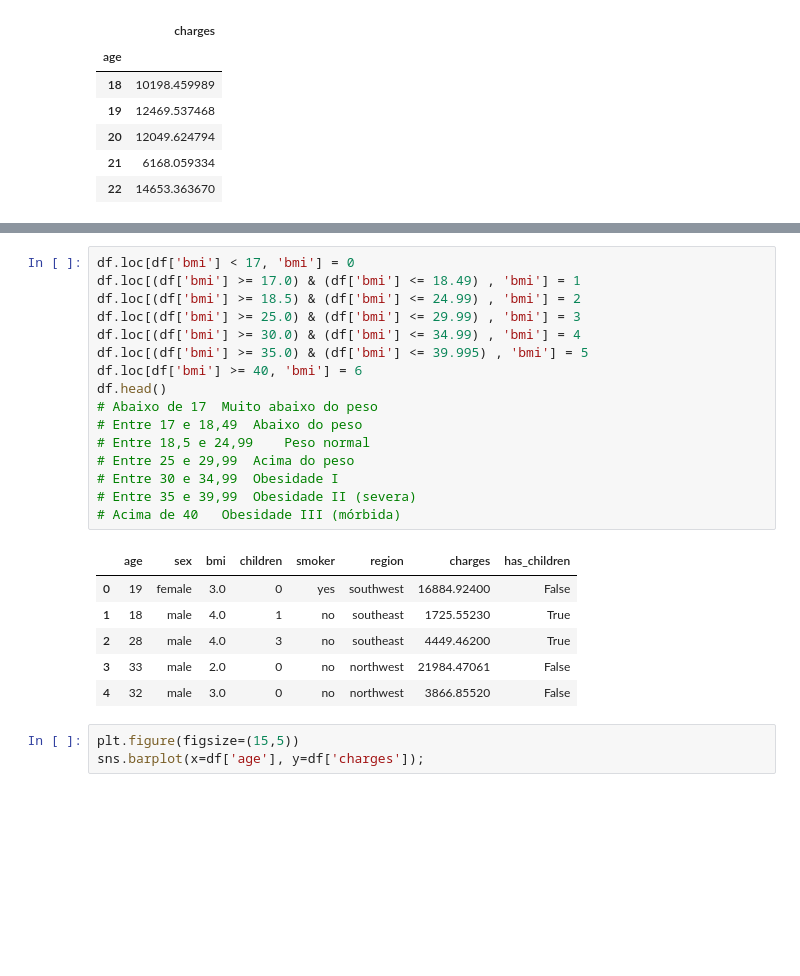
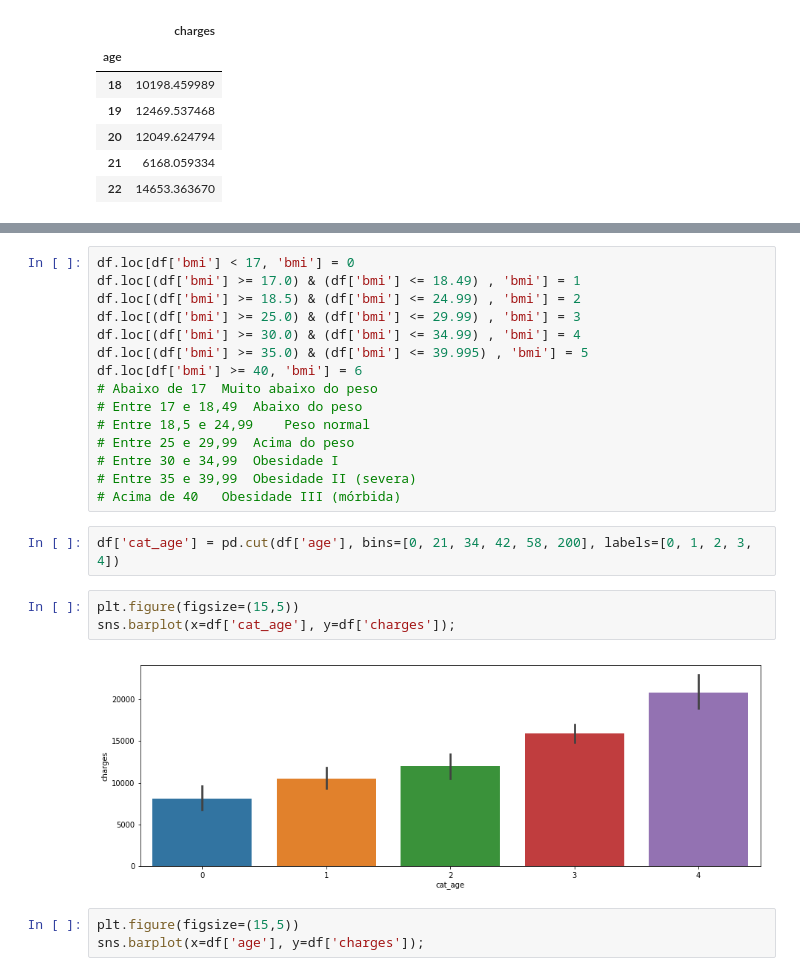
Before and after one commit to diguid/Heal_Insurance_Prediction, a Jupyter notebook: Health_Insurance_prediction.ipynb, the cells around one changed output, grey strips where cells are left out. Saved outputs shown, nothing was run; the diff lists cells and outputs as text; blank space fills up the shorter version.

```diff
--- a/Health_Insurance_prediction.ipynb
+++ b/Health_Insurance_prediction.ipynb
@@ -51,7 +55,6 @@ df.loc[(df['bmi'] >= 25.0) & (df['bmi'] <= 29.99) , 'bmi'] = 3
 df.loc[(df['bmi'] >= 30.0) & (df['bmi'] <= 34.99) , 'bmi'] = 4
 df.loc[(df['bmi'] >= 35.0) & (df['bmi'] <= 39.995) , 'bmi'] = 5
 df.loc[df['bmi'] >= 40, 'bmi'] = 6
-df.head()
 # Abaixo de 17 	Muito abaixo do peso
 # Entre 17 e 18,49 	Abaixo do peso
 # Entre 18,5 e 24,99 	Peso normal
@@ -59,13 +62,13 @@ df.head()
 # Entre 30 e 34,99 	Obesidade I
 # Entre 35 e 39,99 	Obesidade II (severa)
 # Acima de 40 	Obesidade III (mórbida)
-# %% [output]
-|  | age | sex | bmi | children | smoker | region | charges | has_children |
-| 0 | 19 | female | 3.0 | 0 | yes | southwest | 16884.92400 | False |
-| 1 | 18 | male | 4.0 | 1 | no | southeast | 1725.55230 | True |
-| 2 | 28 | male | 4.0 | 3 | no | southeast | 4449.46200 | True |
-| 3 | 33 | male | 2.0 | 0 | no | northwest | 21984.47061 | False |
-| 4 | 32 | male | 3.0 | 0 | no | northwest | 3866.85520 | False |
+# %%
+df['cat_age'] = pd.cut(df['age'], bins=[0, 21, 34, 42, 58, 200], labels=[0, 1, 2, 3, 4])
+# %%
+plt.figure(figsize=(15,5))
+sns.barplot(x=df['cat_age'], y=df['charges']);
+# %% [output]
+[figure, added]
 # %%
 plt.figure(figsize=(15,5))
 sns.barplot(x=df['age'], y=df['charges']);
```
Also changed, not shown: parts of 22 cells of this notebook.
